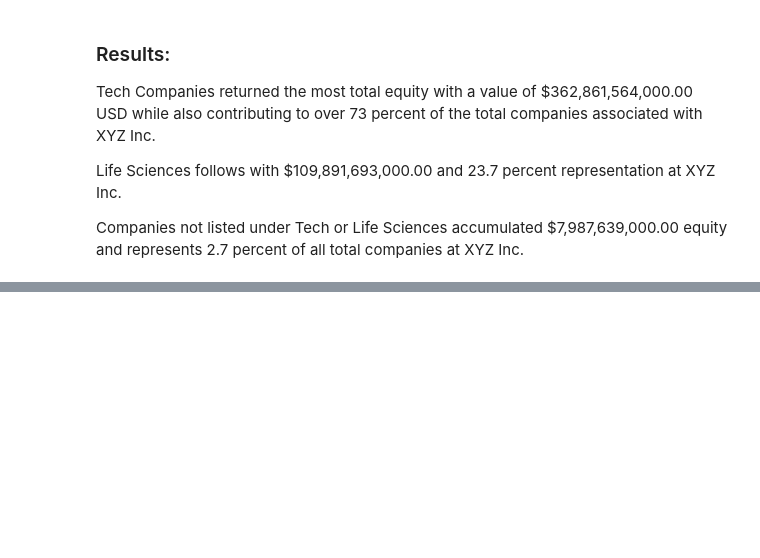
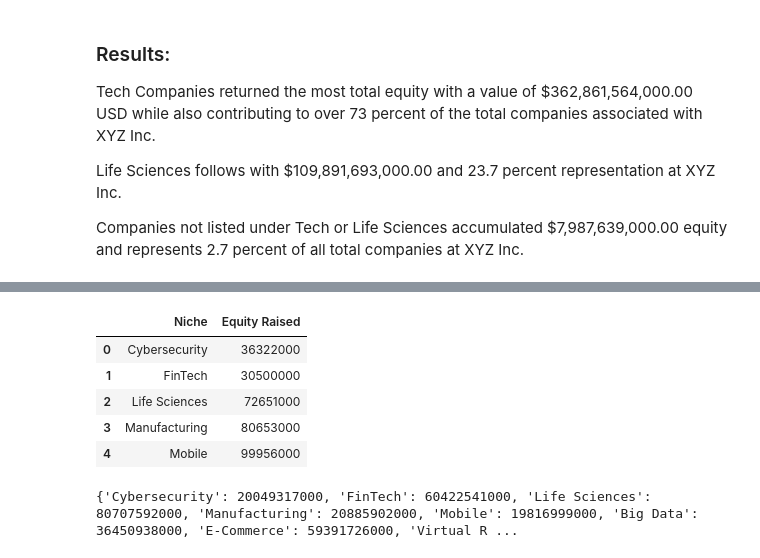
Before and after one commit to gianmillare/Enterprise-Data-Analysis, a Jupyter notebook: market_share_analysis.ipynb, the cells around one changed output, grey strips where cells are left out. Saved outputs shown, nothing was run; the diff lists cells and outputs as text; code cells hidden in the pictures; blank space fills up the shorter version.

Commit message:
started Part 2 niche analysis, created niche totals dataframe

```diff
--- a/market_share_analysis.ipynb
+++ b/market_share_analysis.ipynb
@@ -219,0 +224,28 @@ Companies not listed under Tech or Life Sciences accumulated $7,987,639,000.00 e
+# %%
+# Create the dataframe for Niche and Equity Raised
+
+niche_df = pd.DataFrame({
+    "Niche": master["Niche"],
+    "Equity Raised": master["Equity Raised"]
+})
+niche_df.head()
+# %% [output]
+|  | Niche | Equity Raised |
+| 0 | Cybersecurity | 36322000 |
+| 1 | FinTech | 30500000 |
+| 2 | Life Sciences | 72651000 |
+| 3 | Manufacturing | 80653000 |
+| 4 | Mobile | 99956000 |
+# %%
+# Create a dictionary that holds the total for each niche
+niche_totals = {}
+
+for i in range(len(master["Niche"])):
+    if master["Niche"][i] not in niche_totals and master["Niche"][i] != "0":
+        niche_totals[master["Niche"][i]] = master["Equity Raised"][i]
+    else:
+        niche_totals[master["Niche"][i]] += master["Equity Raised"][i]
+
+print(niche_totals)
+# %% [output]
+{'Cybersecurity': 20049317000, 'FinTech': 60422541000, 'Life Sciences': 80707592000, 'Manufacturing': 20885902000, 'Mobile': 19816999000, 'Big Data': 36450938000, 'E-Commerce': 59391726000, 'Virtual R ...
```
Also changed, not shown: parts of 2 cells of this notebook.
